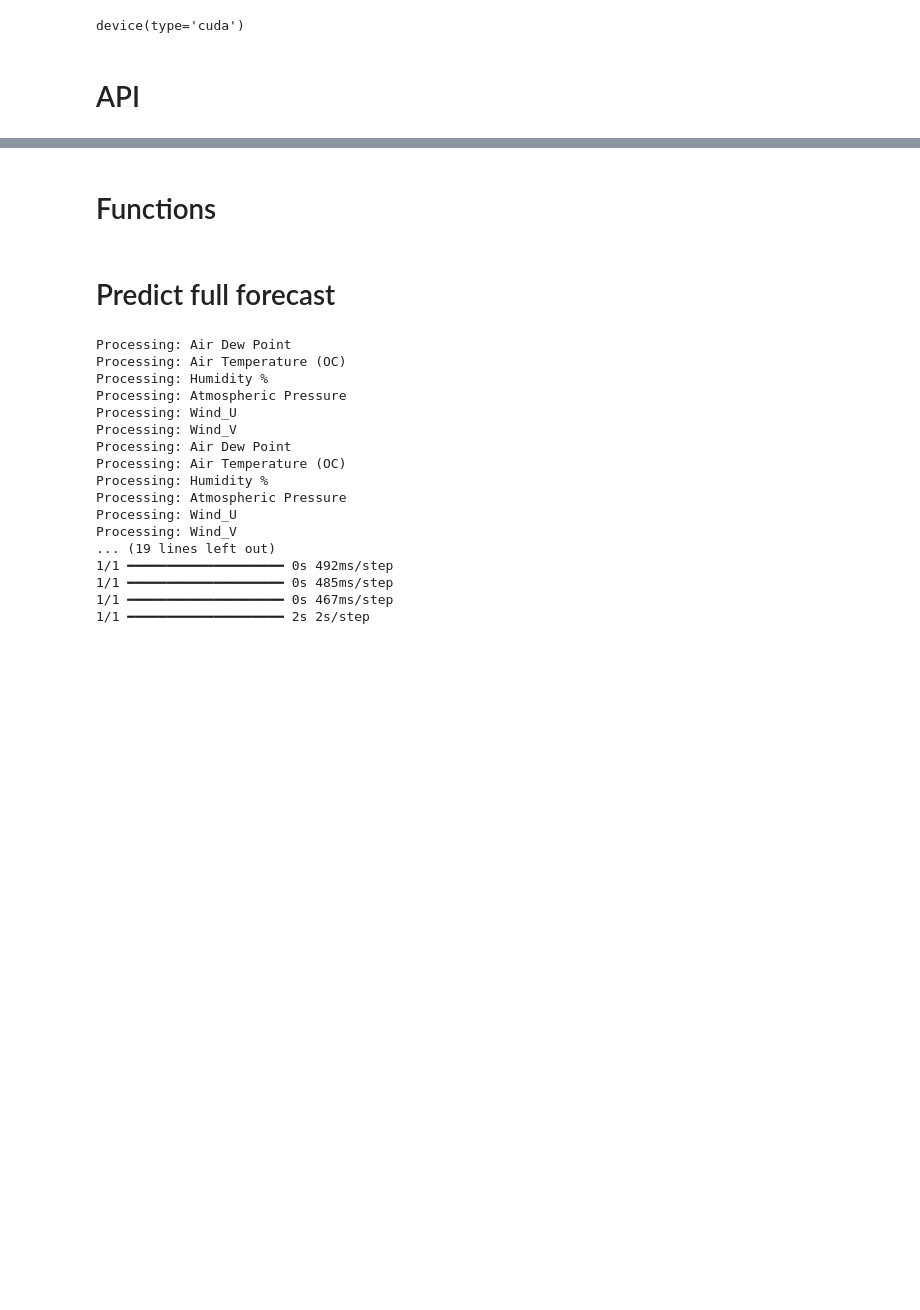
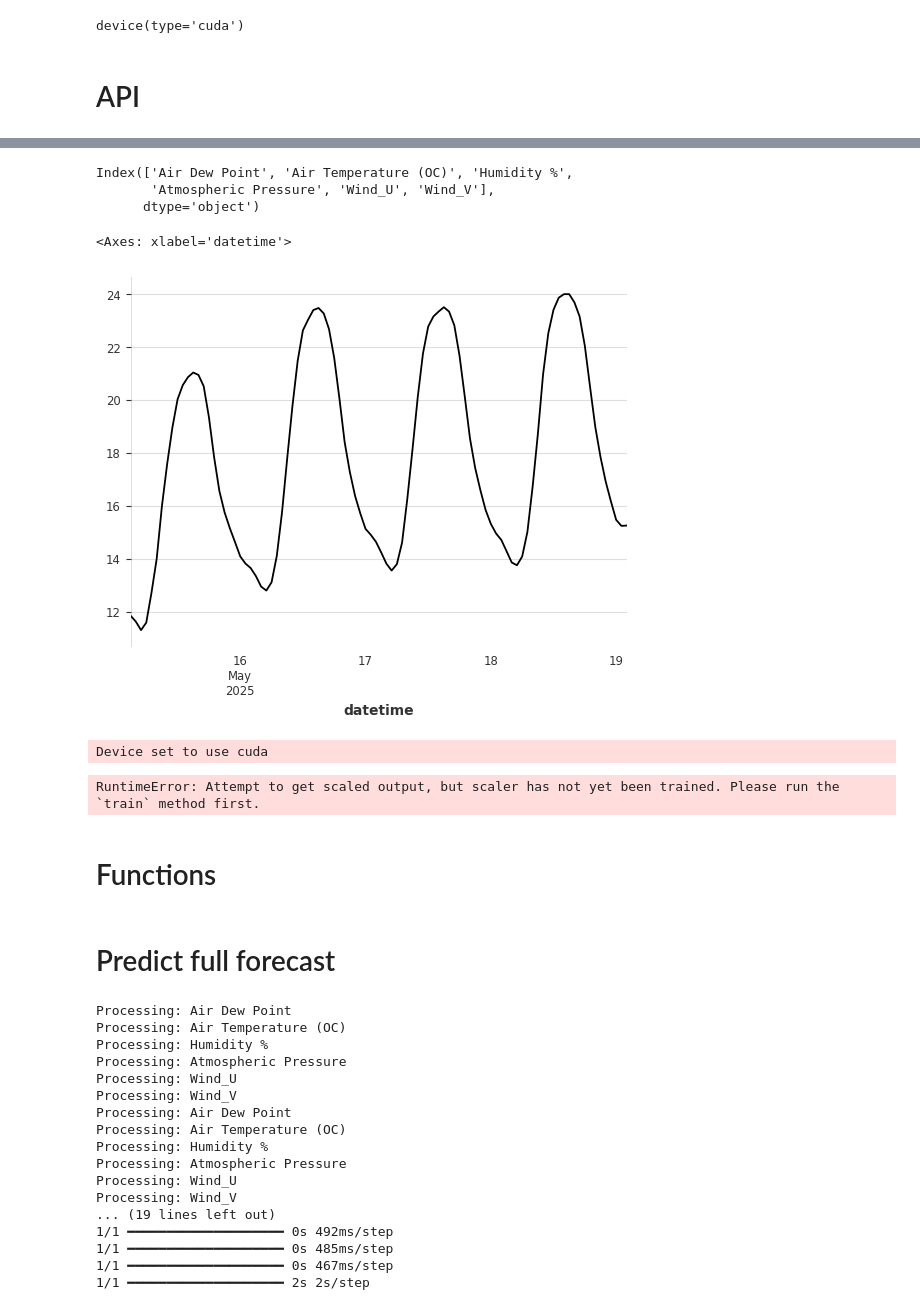
Before and after one commit to abood-shehade/Weather-prediction, a Jupyter notebook: Final_pipiline.ipynb, the cells around one changed output, grey strips where cells are left out. Drawn from its saved outputs; the diff is of its cells as text; code cells hidden in the pictures; blank space fills up the shorter version.

```diff
--- a/Final_pipiline.ipynb
+++ b/Final_pipiline.ipynb
@@ -111,0 +191,10 @@ def get_reading(url, latitude, longtitute, hourly, past_days, future_days):
+# %%
+test_df = get_reading("https://api.open-meteo.com/v1/forecast",
+            31.990534, 35.907787,
+            ["temperature_2m", "dew_point_2m", "relative_humidity_2m",
+           "pressure_msl", "wind_speed_10m", "wind_direction_10m"], 22,
+            0)
+# %%
+test_df = test_df.tail(512)
+# %%
+test_df["Unnamed: 0"] = test_df.index
@@ -112,3 +264,55 @@ def get_reading(url, latitude, longtitute, hourly, past_days, future_days):
+# %%
+prediction_columns = [col for col in forecast_df.columns if col.endswith('_prediction')]
+
+# Extract the prediction data
+predictions = {col.replace('_prediction', ''): forecast_df[col].iloc[0] for col in prediction_columns}
+
+# Generate hourly timestamps for the prediction horizon
+start_time = pd.to_datetime(test_df["Unnamed: 0"].iloc[-1]) + pd.Timedelta(hours=1)
+prediction_index = pd.date_range(start=start_time, periods=96, freq="h")
+
+# Create a tidy DataFrame
+forecast_output = pd.DataFrame(predictions, index=prediction_index)
+forecast_output.index.name = "datetime"
+# %%
+forecast_output.columns
+# %% [output]
+Index(['Air Dew Point', 'Air Temperature (OC)', 'Humidity %',
+       'Atmospheric Pressure', 'Wind_U', 'Wind_V'],
+      dtype='object')
+# %%
+forecast_output['Air Temperature (OC)'].plot()
+# %% [output]
+<Axes: xlabel='datetime'>
+[figure, added]
+# %%
+from transformers import AutoConfig
+from tsfm_public import TimeSeriesForecastingPipeline, TimeSeriesPreprocessor, TinyTimeMixerForPrediction
+OUT_DIR = 'TTM Model/amman/eval'
+# Load fine-tuned model and preprocessor
+save_path = os.path.join(OUT_DIR, "finetuned_model")
+
+# Load preprocessor
+tsp = TimeSeriesPreprocessor.from_pretrained(save_path)
+
+# Load model
+model = TinyTimeMixerForPrediction.from_pretrained(save_path)
+
+# Create inference pipeline
+inference_pipeline = TimeSeriesForecastingPipeline(
+    model=model,
+    device="cuda" if torch.cuda.is_available() else "cpu",
+    feature_extractor=tsp,
+    batch_size=512,
+    freq="h"
+)
+
+# Make forecast
+forecast_df = inference_pipeline(test_df)
+forecast_df.head()
+# %% [output]
+Device set to use cuda
+RuntimeError: Attempt to get scaled output, but scaler has not yet been trained. Please run the `train` method first.
 # %% [markdown]
 # Functions
 # %%
```
Also changed, not shown: parts of 7 cells of this notebook, 28 other files.
